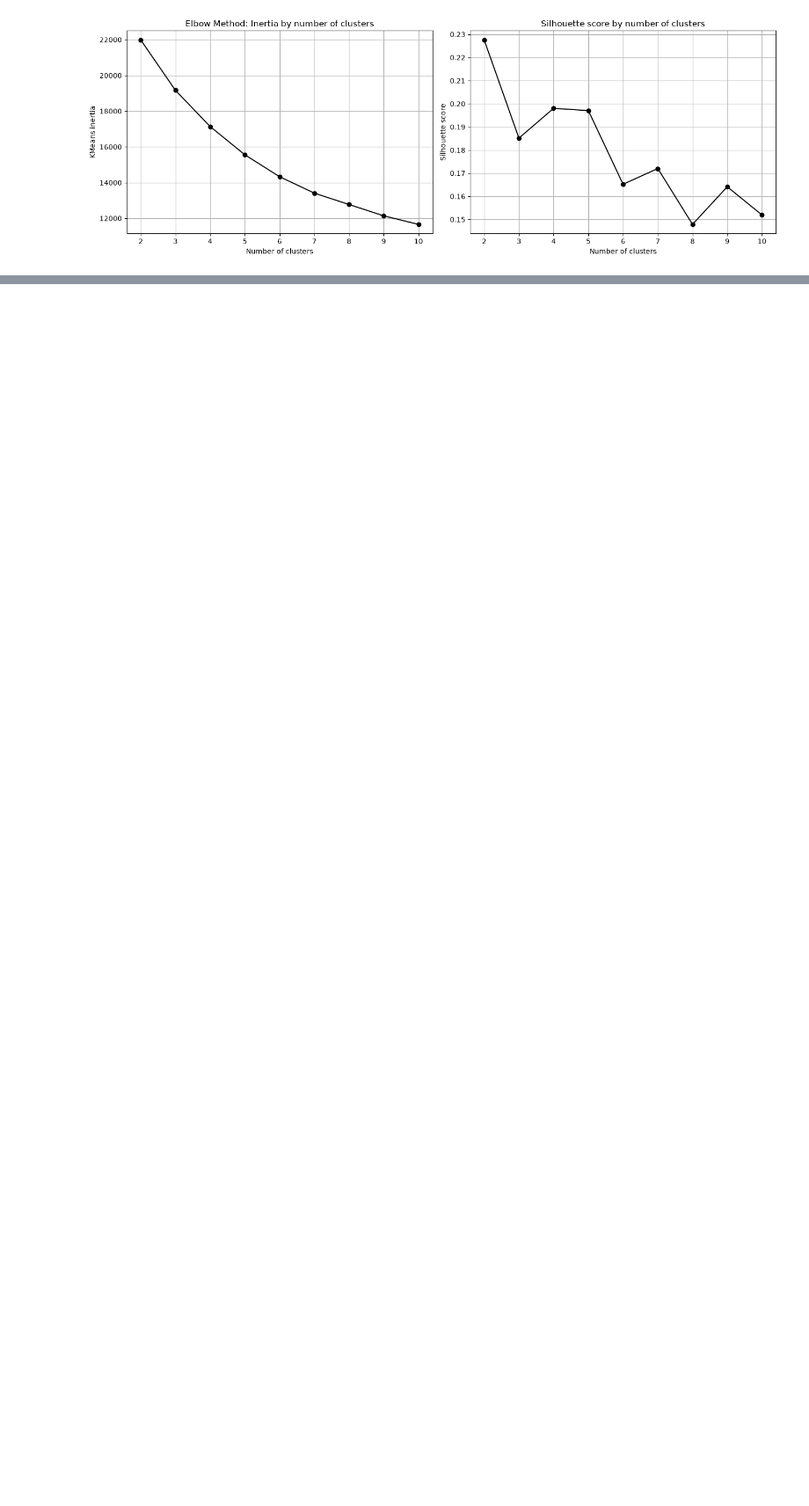
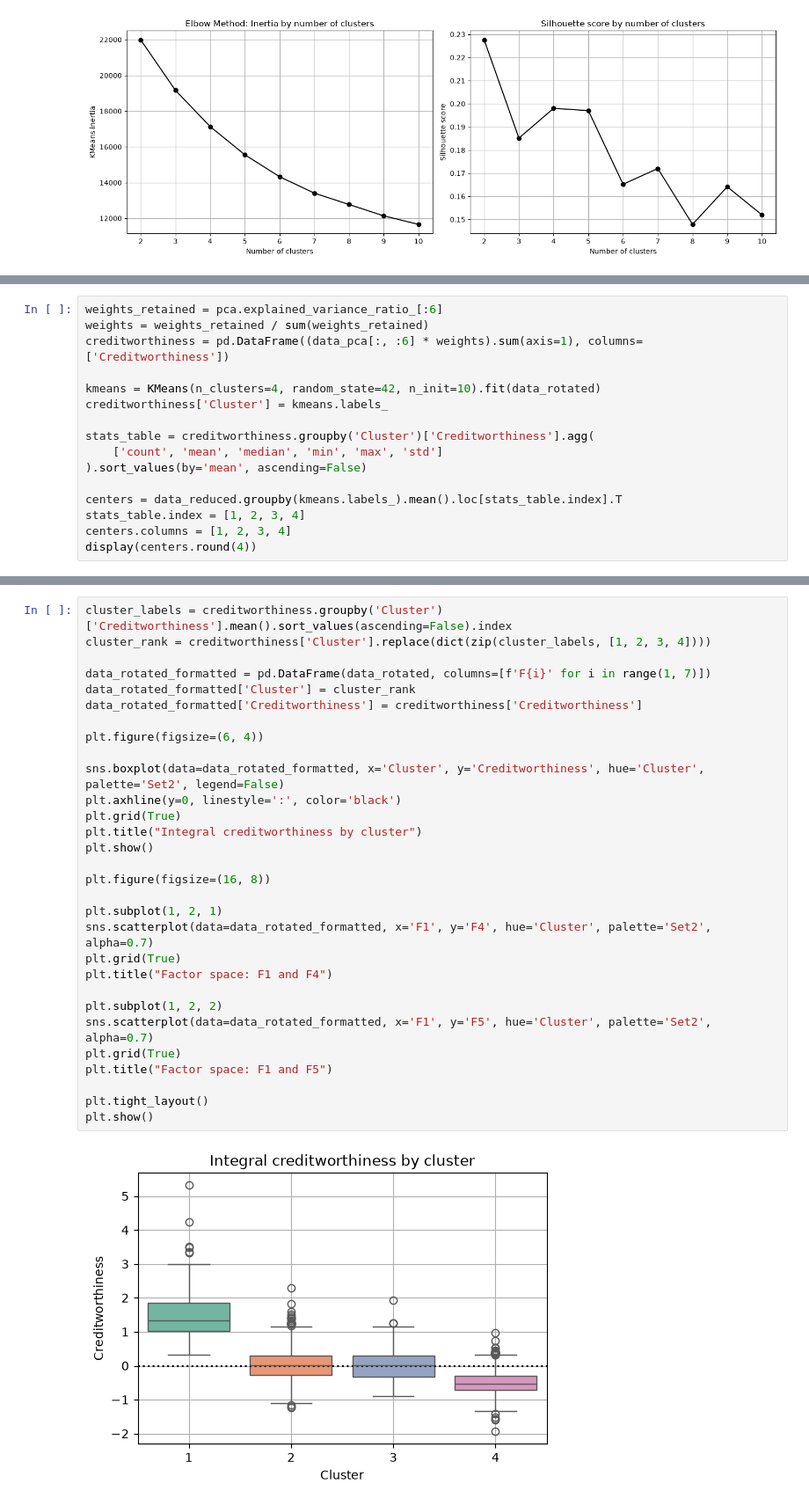
Before and after one commit to quanted129/data-science-projects, a Jupyter notebook: cluster_analysis/cluster_analysis.ipynb, the cells around one changed output, grey strips where cells are left out. Shown at 88% size. Cells and saved outputs as stored; diff of their text form; blank space fills up the shorter version.

```diff
--- a/cluster_analysis/cluster_analysis.ipynb
+++ b/cluster_analysis/cluster_analysis.ipynb
@@ -246,3 +246,19 @@ plt.tight_layout()
 plt.show()
 # %% [output]
 [figure]
+# %%
+weights_retained = pca.explained_variance_ratio_[:6]
+weights = weights_retained / sum(weights_retained)
+creditworthiness = pd.DataFrame((data_pca[:, :6] * weights).sum(axis=1), columns=['Creditworthiness'])
+
+kmeans = KMeans(n_clusters=4, random_state=42, n_init=10).fit(data_rotated)
+creditworthiness['Cluster'] = kmeans.labels_
+
+stats_table = creditworthiness.groupby('Cluster')['Creditworthiness'].agg(
+    ['count', 'mean', 'median', 'min', 'max', 'std']
+).sort_values(by='mean', ascending=False)
+
+centers = data_reduced.groupby(kmeans.labels_).mean().loc[stats_table.index].T
+stats_table.index = [1, 2, 3, 4]
+centers.columns = [1, 2, 3, 4]
+display(centers.round(4))
@@ -248,0 +282,32 @@ plt.show()
+# %%
+cluster_labels = creditworthiness.groupby('Cluster')['Creditworthiness'].mean().sort_values(ascending=False).index
+cluster_rank = creditworthiness['Cluster'].replace(dict(zip(cluster_labels, [1, 2, 3, 4])))
+
+data_rotated_formatted = pd.DataFrame(data_rotated, columns=[f'F{i}' for i in range(1, 7)])
+data_rotated_formatted['Cluster'] = cluster_rank
+data_rotated_formatted['Creditworthiness'] = creditworthiness['Creditworthiness']
+
+plt.figure(figsize=(6, 4))
+
+sns.boxplot(data=data_rotated_formatted, x='Cluster', y='Creditworthiness', hue='Cluster', palette='Set2', legend=False)
+plt.axhline(y=0, linestyle=':', color='black')
+plt.grid(True)
+plt.title("Integral creditworthiness by cluster")
+plt.show()
+
+plt.figure(figsize=(16, 8))
+
+plt.subplot(1, 2, 1)
+sns.scatterplot(data=data_rotated_formatted, x='F1', y='F4', hue='Cluster', palette='Set2', alpha=0.7)
+plt.grid(True)
+plt.title("Factor space: F1 and F4")
+
+plt.subplot(1, 2, 2)
+sns.scatterplot(data=data_rotated_formatted, x='F1', y='F5', hue='Cluster', palette='Set2', alpha=0.7)
+plt.grid(True)
+plt.title("Factor space: F1 and F5")
+
+plt.tight_layout()
+plt.show()
+# %% [output]
+[figure, added]
```
Also changed, not shown: parts of 2 cells of this notebook.
